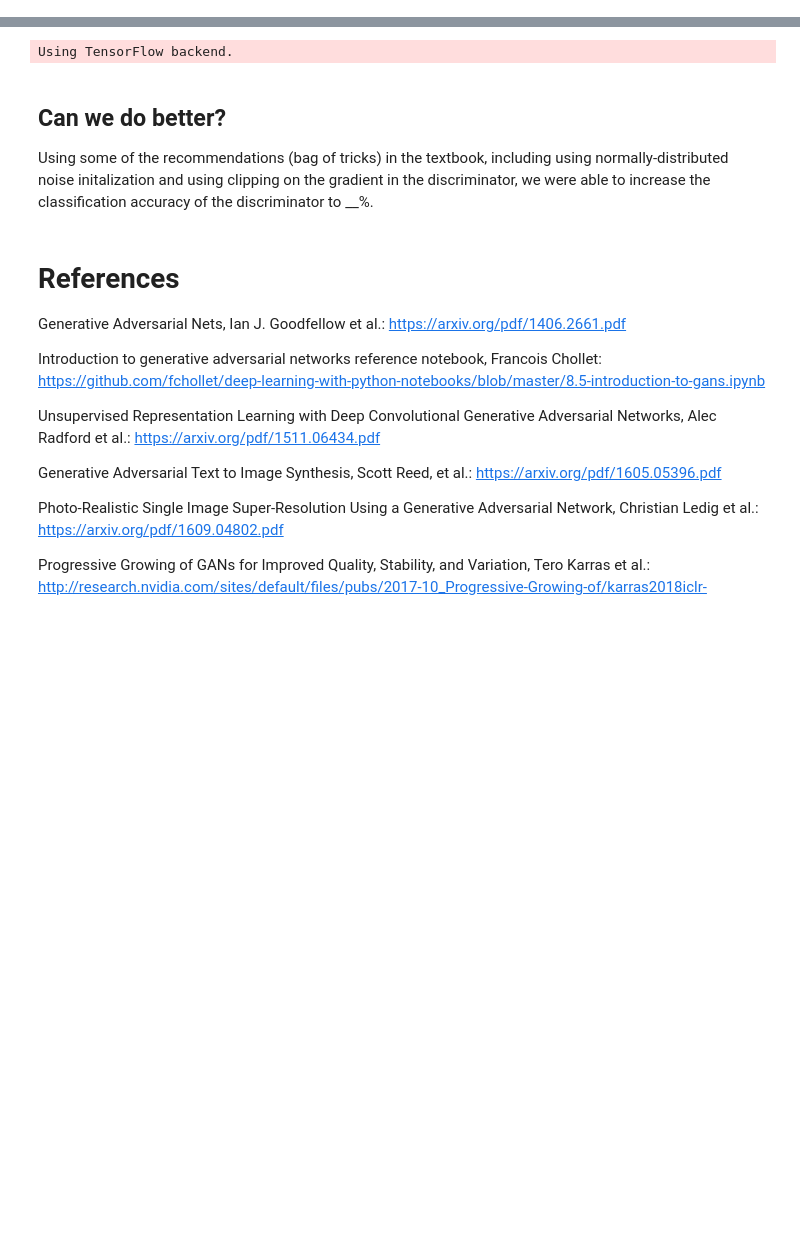
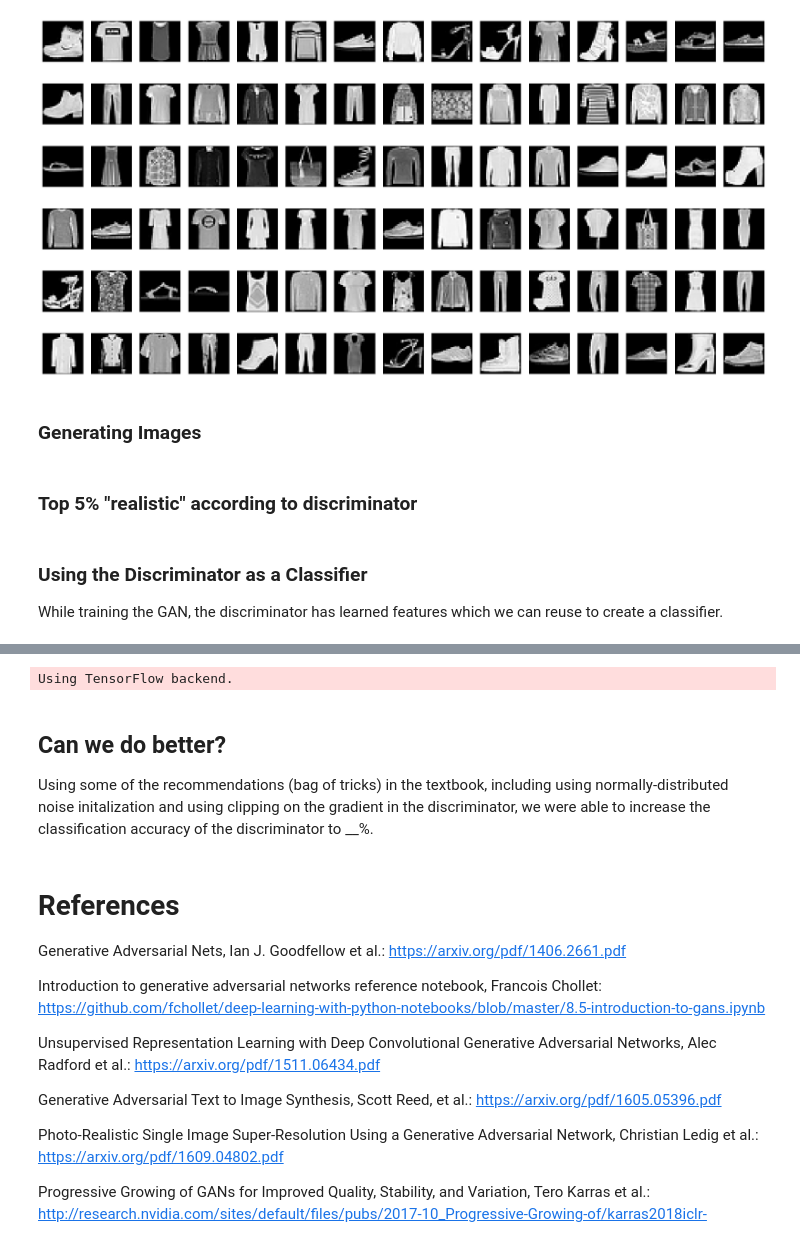
Before and after one commit to 8000net/LectureNotes, a Jupyter notebook: Lecture 8a - Generative Adversarial Networks.ipynb, the cells around one changed output, grey strips where cells are left out. Cells and saved outputs as stored; diff of their text form; code cells hidden in the pictures; blank space fills up the shorter version.

Commit message:
Adds fashion mnist example

```diff
--- a/Lecture 8a - Generative Adversarial Networks.ipynb
+++ b/Lecture 8a - Generative Adversarial Networks.ipynb
@@ -110,0 +273,2 @@ A generator and discriminator network are used to generate faceswapped images, a
+# %%
+(X,_), (_, _) = fashion_mnist.load_data()
@@ -110,0 +284,21 @@ A generator and discriminator network are used to generate faceswapped images, a
+# %%
+%matplotlib inline
+import matplotlib.pyplot as plt
+
+def plot_gallery(images, titles=None, n_row=3, n_col=6):
+    """Helper function to plot a gallery of portraits"""
+    plt.figure(figsize=(1.7 * n_col, 2.3 * n_row))
+    plt.subplots_adjust(bottom=0, left=.01, right=.99, top=.90, hspace=.35)
+    for i in range(n_row * n_col):
+        plt.subplot(n_row, n_col, i + 1)
+        plt.imshow(images[i], cmap='gray')
+        if titles:
+            plt.title(titles[i], size=12)
+        plt.xticks(())
+        plt.yticks(())
+# %%
+plot_gallery(X, n_row=6, n_col=15)
+# %% [output]
+[figure, added]
+# %% [markdown]
+### Generating Images
@@ -110,0 +308,2 @@ A generator and discriminator network are used to generate faceswapped images, a
+# %% [markdown]
+### Top 5% "realistic" according to discriminator
@@ -110,0 +313,3 @@ A generator and discriminator network are used to generate faceswapped images, a
+# %% [markdown]
+### Using the Discriminator as a Classifier
+While training the GAN, the discriminator has learned features which we can reuse to create a classifier.
```
Also changed, not shown: parts of 16 cells of this notebook.
